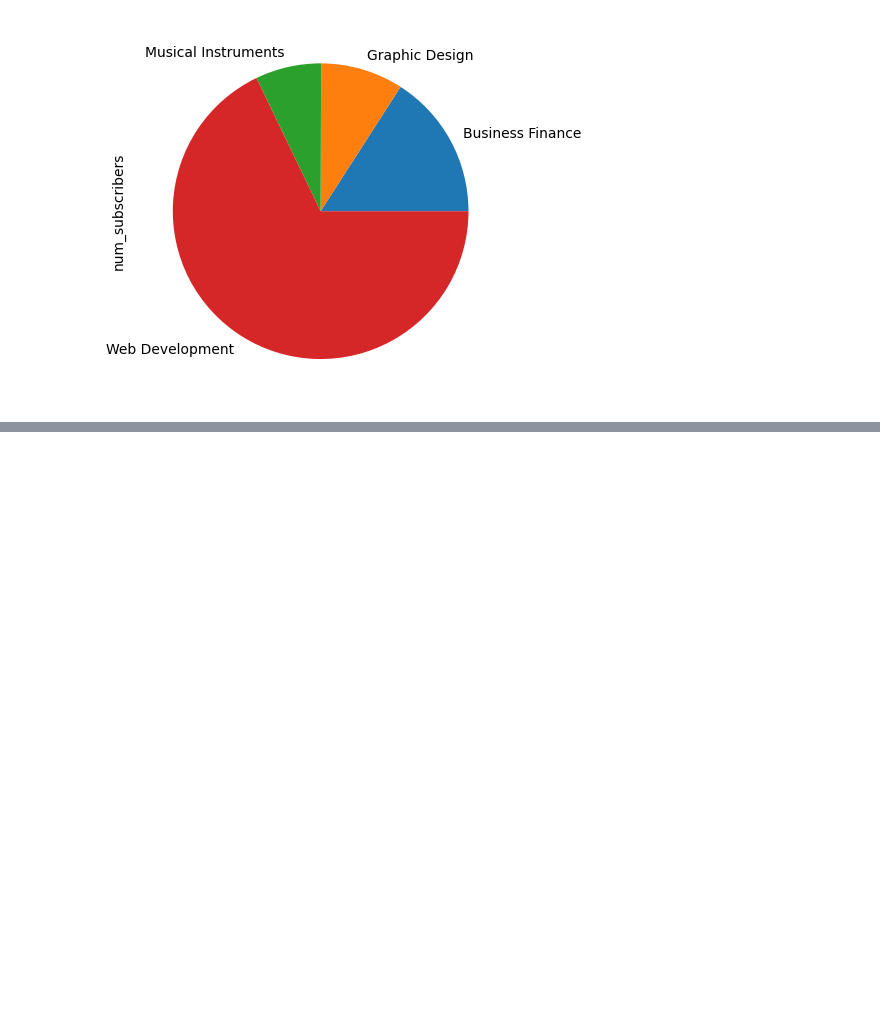
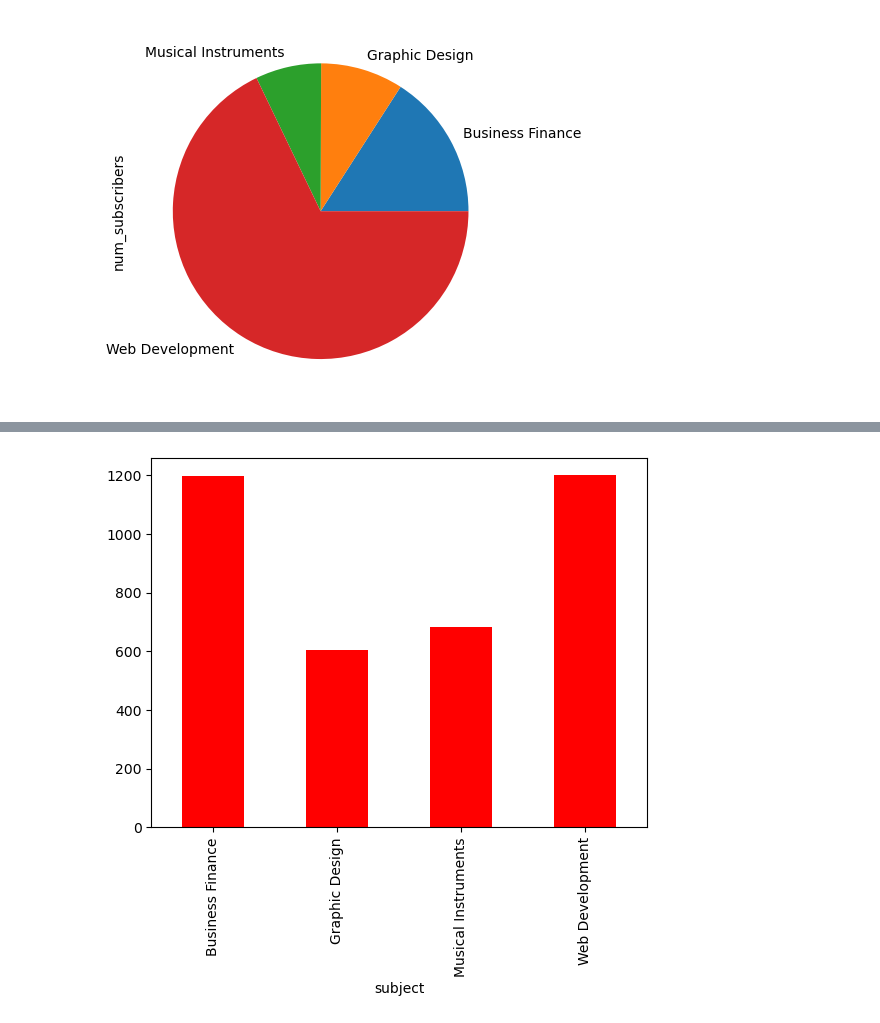
Before and after one commit to lawalsegun2025/udemy_course_recommendation_system, a Jupyter notebook: EDA_on_udemy_courses_dataset.ipynb, the cells around one changed output, grey strips where cells are left out. Saved outputs shown, nothing was run; the diff lists cells and outputs as text; code cells hidden in the pictures; blank space fills up the shorter version.

```diff
--- a/EDA_on_udemy_courses_dataset.ipynb
+++ b/EDA_on_udemy_courses_dataset.ipynb
@@ -144,0 +169,5 @@ df.groupby('subject')['num_subscribers'].sum().plot(kind = 'pie');
+# %%
+# plot the number of levels per subject
+df.groupby("subject")["level"].count().plot(kind="bar", color="r");
+# %% [output]
+[figure, added]
```
Also changed, not shown: parts of 11 cells of this notebook.
